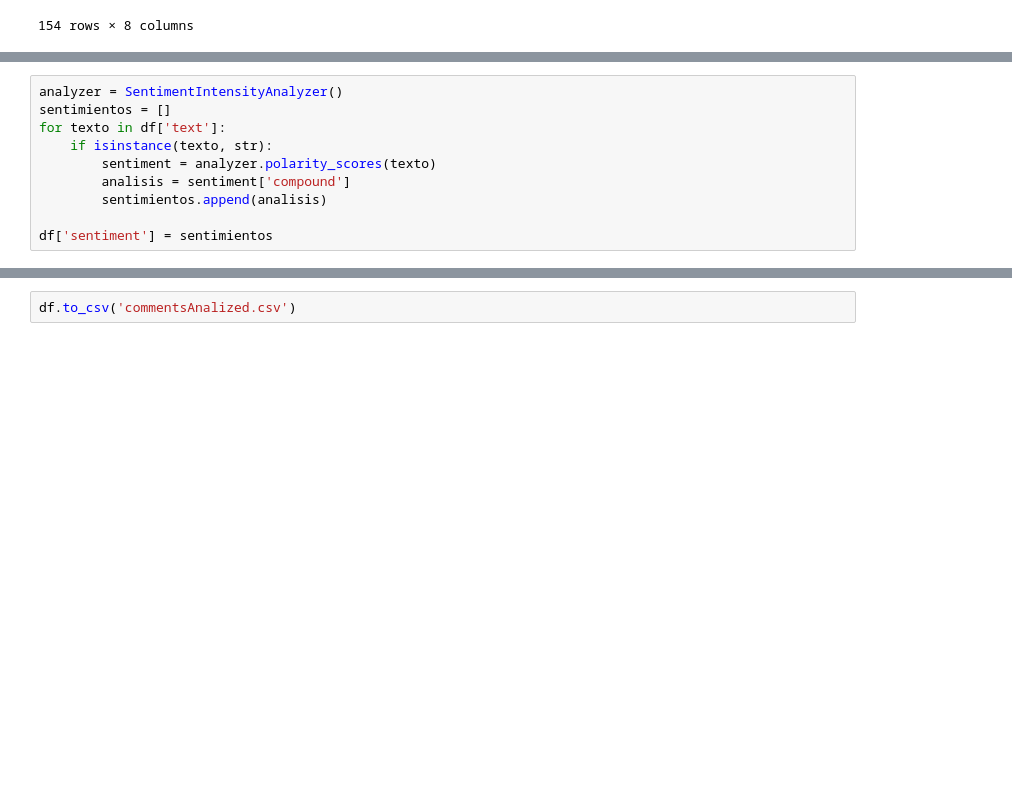
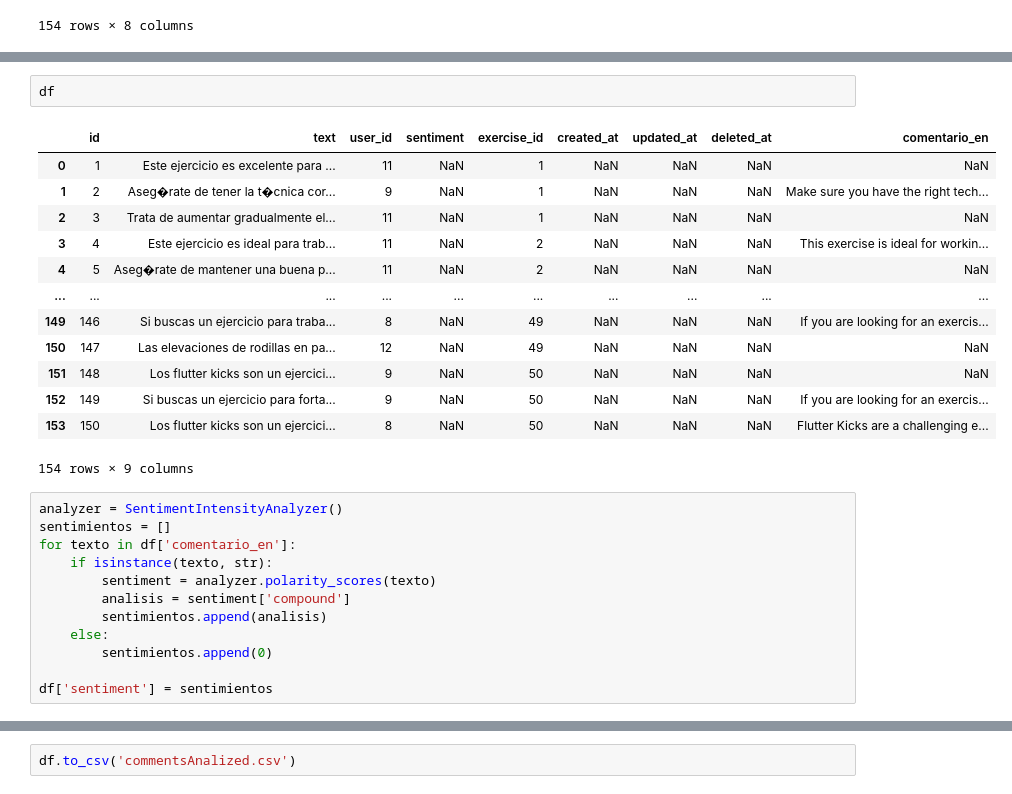
Before and after one commit to adriDiazz/fitfoods-scraping, a Jupyter notebook: ANALISIS DE SENTIMIENTOS.ipynb, the cells around one changed output, grey strips where cells are left out. Saved outputs shown, nothing was run; the diff lists cells and outputs as text; blank space fills up the shorter version.

```diff
--- a/ANALISIS DE SENTIMIENTOS.ipynb
+++ b/ANALISIS DE SENTIMIENTOS.ipynb
@@ -32,11 +89,29 @@ df
+# %%
+df
+# %% [output]
+|  | id | text | user_id | sentiment | exercise_id | created_at | updated_at | deleted_at | comentario_en |
+| 0 | 1 | Este ejercicio es excelente para ... | 11 | NaN | 1 | NaN | NaN | NaN | NaN |
+| 1 | 2 | Aseg�rate de tener la t�cnica cor... | 9 | NaN | 1 | NaN | NaN | NaN | Make sure you have the right tech... |
+| 2 | 3 | Trata de aumentar gradualmente el... | 11 | NaN | 1 | NaN | NaN | NaN | NaN |
+| 3 | 4 | Este ejercicio es ideal para trab... | 11 | NaN | 2 | NaN | NaN | NaN | This exercise is ideal for workin... |
+| 4 | 5 | Aseg�rate de mantener una buena p... | 11 | NaN | 2 | NaN | NaN | NaN | NaN |
+| ... | ... | ... | ... | ... | ... | ... | ... | ... | ... |
+| 149 | 146 | Si buscas un ejercicio para traba... | 8 | NaN | 49 | NaN | NaN | NaN | If you are looking for an exercis... |
+| 150 | 147 | Las elevaciones de rodillas en pa... | 12 | NaN | 49 | NaN | NaN | NaN | NaN |
+| 151 | 148 | Los flutter kicks son un ejercici... | 9 | NaN | 50 | NaN | NaN | NaN | NaN |
+| 152 | 149 | Si buscas un ejercicio para forta... | 9 | NaN | 50 | NaN | NaN | NaN | If you are looking for an exercis... |
+| 153 | 150 | Los flutter kicks son un ejercici... | 8 | NaN | 50 | NaN | NaN | NaN | Flutter Kicks are a challenging e... |
+154 rows × 9 columns
 # %%
 analyzer = SentimentIntensityAnalyzer()
 sentimientos = []
-for texto in df['text']:
+for texto in df['comentario_en']:
     if isinstance(texto, str):
         sentiment = analyzer.polarity_scores(texto)
         analisis = sentiment['compound']
         sentimientos.append(analisis)
+    else:
+        sentimientos.append(0)
 
 df['sentiment'] = sentimientos
 # %%
```
Also changed, not shown: parts of 6 cells of this notebook, 2 other files.
